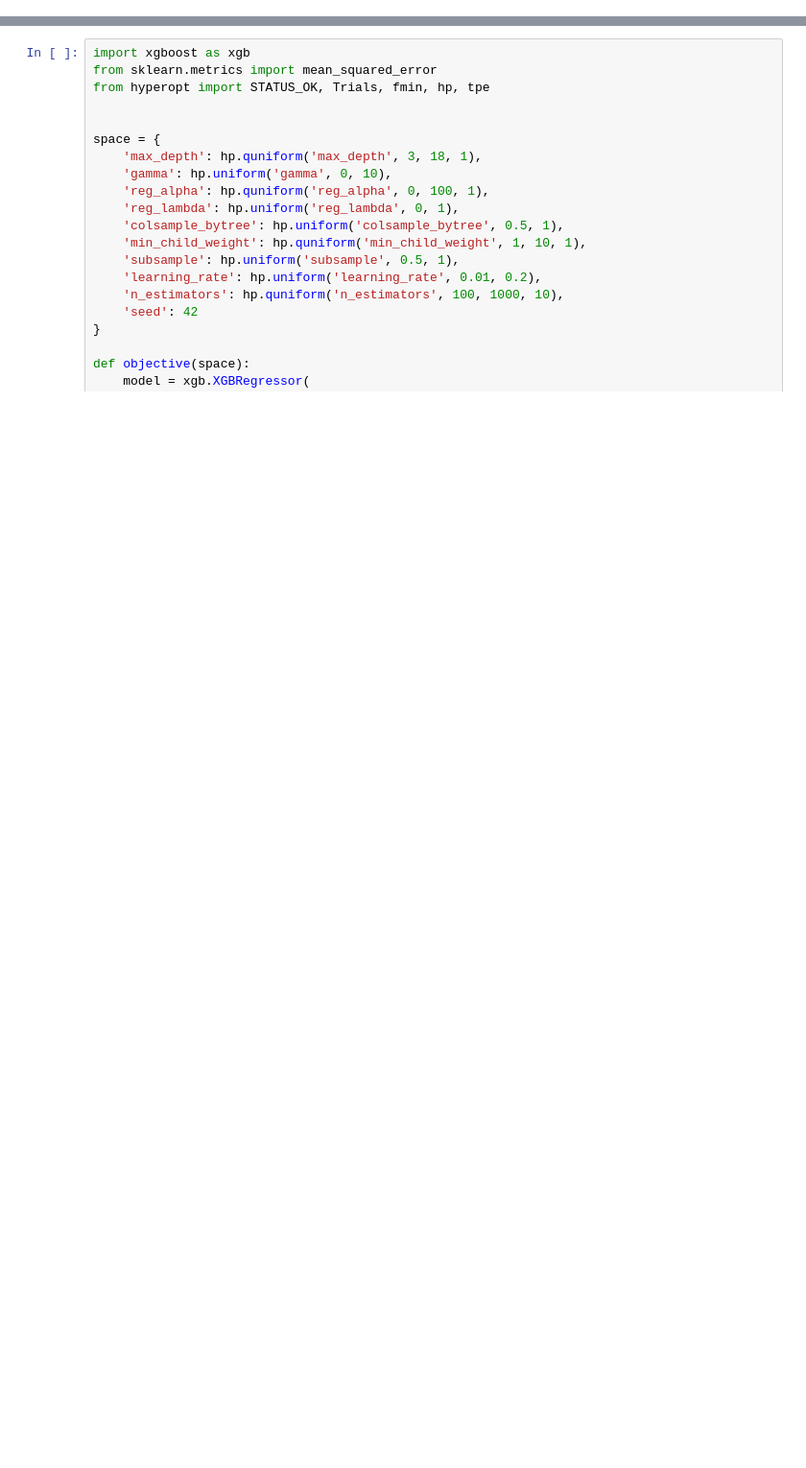
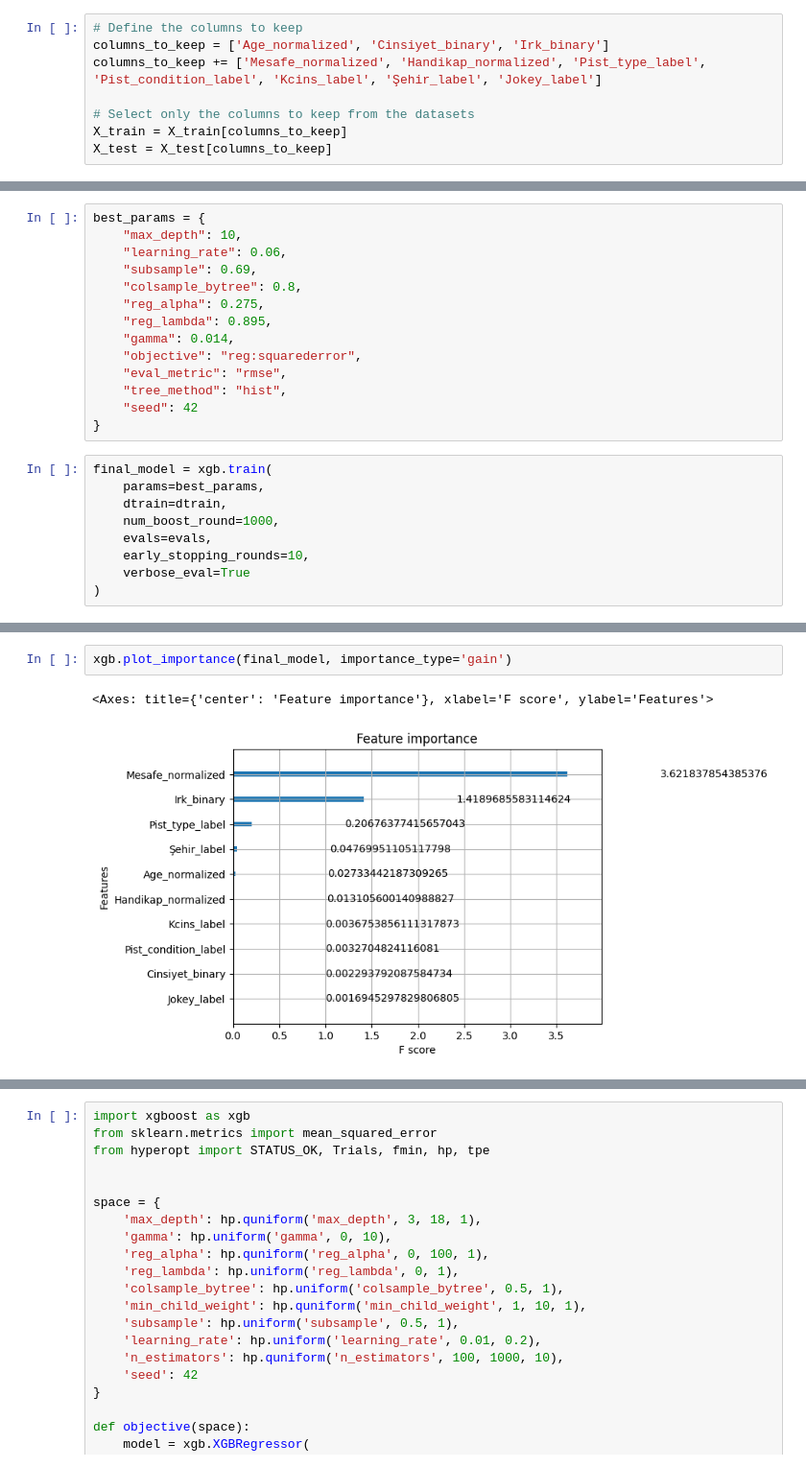
Before and after one commit to SeeknnDestroy/web-scraper, a Jupyter notebook: training_optimized.ipynb, the cells around one changed output, grey strips where cells are left out. Shown at 96% size. Cells and saved outputs as stored; diff of their text form; blank space fills up the shorter version.

```diff
--- a/training_optimized.ipynb
+++ b/training_optimized.ipynb
@@ -483,0 +434,8 @@ NameError: name 'model' is not defined
+# %%
+# Define the columns to keep
+columns_to_keep = ['Age_normalized', 'Cinsiyet_binary', 'Irk_binary']
+columns_to_keep += ['Mesafe_normalized', 'Handikap_normalized', 'Pist_type_label', 'Pist_condition_label', 'Kcins_label', 'Şehir_label', 'Jokey_label']
+
+# Select only the columns to keep from the datasets
+X_train = X_train[columns_to_keep]
+X_test = X_test[columns_to_keep]
@@ -483,0 +766,23 @@ NameError: name 'model' is not defined
+# %%
+best_params = {
+    "max_depth": 10,
+    "learning_rate": 0.06,
+    "subsample": 0.69,
+    "colsample_bytree": 0.8,
+    "reg_alpha": 0.275,
+    "reg_lambda": 0.895,
+    "gamma": 0.014,
+    "objective": "reg:squarederror",
+    "eval_metric": "rmse",
+    "tree_method": "hist",
+    "seed": 42
+}
+# %%
+final_model = xgb.train(
+    params=best_params,
+    dtrain=dtrain,
+    num_boost_round=1000,
+    evals=evals,
+    early_stopping_rounds=10,
+    verbose_eval=True
+)
@@ -483,0 +860,5 @@ NameError: name 'model' is not defined
+# %%
+xgb.plot_importance(final_model, importance_type='gain')
+# %% [output]
+<Axes: title={'center': 'Feature importance'}, xlabel='F score', ylabel='Features'>
+[figure, added]
```
Also changed, not shown: parts of 54 cells of this notebook, 5 other files.
